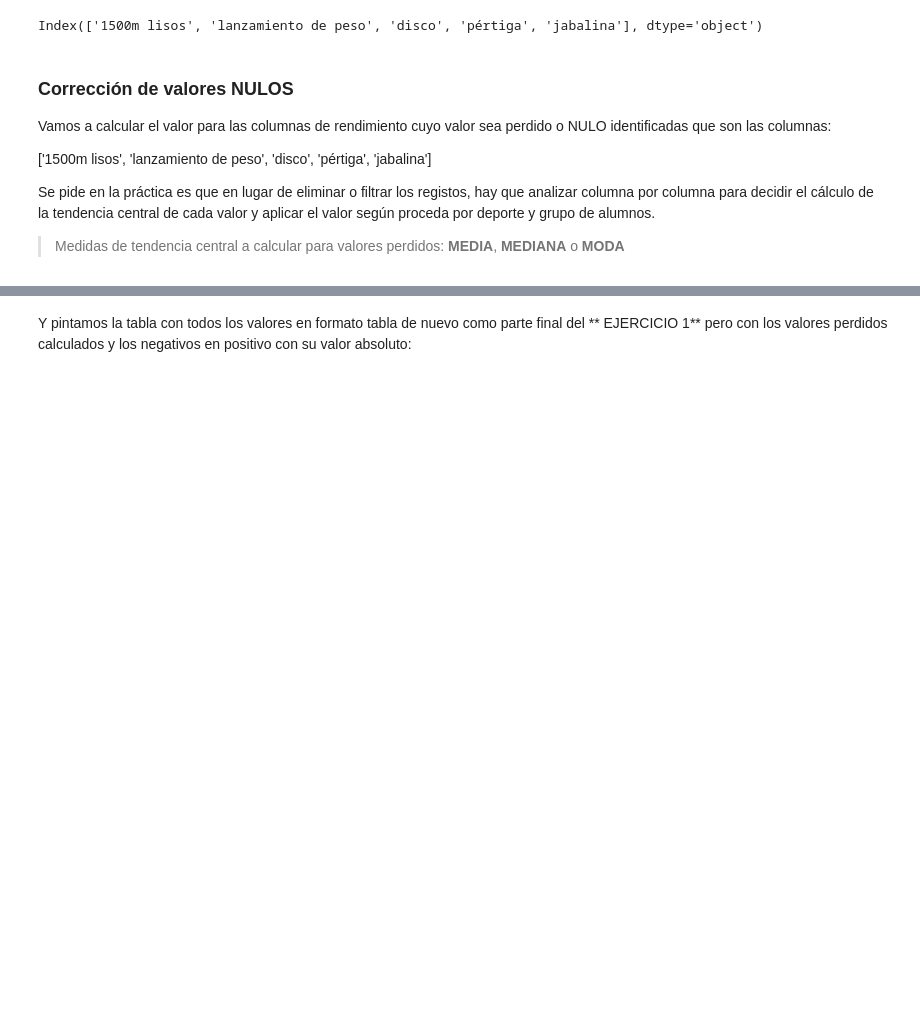
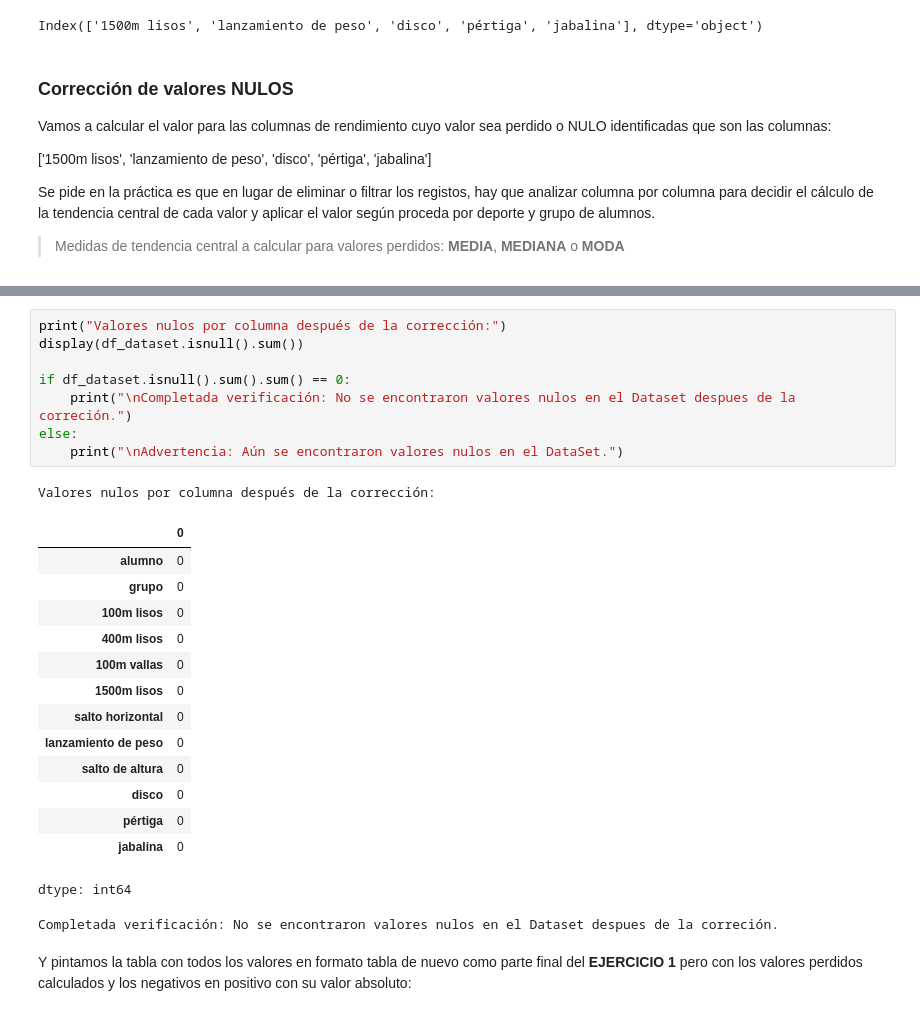
Before and after one commit to javierraneros-cell/UD2-Mineria-de-Datos---Colab-, a Jupyter notebook: Practica_UD2_ATLETAS.ipynb, the cells around one changed output, grey strips where cells are left out. Drawn from its saved outputs; the diff is of its cells as text; blank space fills up the shorter version.

Commit message:
Finalizado Problema 1

```diff
--- a/Practica_UD2_ATLETAS.ipynb
+++ b/Practica_UD2_ATLETAS.ipynb
@@ -616,5 +572,30 @@ jabalina | Grupo B: skew=0.526 → imputando con MEDIANA (58.940)
+# %%
+print("Valores nulos por columna después de la corrección:")
+display(df_dataset.isnull().sum())
+
+if df_dataset.isnull().sum().sum() == 0:
+    print("\nCompletada verificación: No se encontraron valores nulos en el Dataset despues de la correción.")
+else:
+    print("\nAdvertencia: Aún se encontraron valores nulos en el DataSet.")
+# %% [output]
+Valores nulos por columna después de la corrección:
+|  | 0 |
+| alumno | 0 |
+| grupo | 0 |
+| 100m lisos | 0 |
+| 400m lisos | 0 |
+| 100m vallas | 0 |
+| 1500m lisos | 0 |
+| salto horizontal | 0 |
+| lanzamiento de peso | 0 |
+| salto de altura | 0 |
+| disco | 0 |
+| pértiga | 0 |
+| jabalina | 0 |
+dtype: int64
+Completada verificación: No se encontraron valores nulos en el Dataset despues de la correción.
 # %% [markdown]
-Y pintamos la tabla con todos los valores en formato tabla de nuevo como parte final del ** EJERCICIO 1** pero con los valores perdidos calculados y los negativos en positivo con su valor absoluto:
+Y pintamos la tabla con todos los valores en formato tabla de nuevo como parte final del **EJERCICIO 1** pero con los valores perdidos calculados y los negativos en positivo con su valor absoluto:
 # %%
 from google.colab import data_table
 data_table.enable_dataframe_formatter()
```
Also changed, not shown: parts of 14 cells of this notebook.
